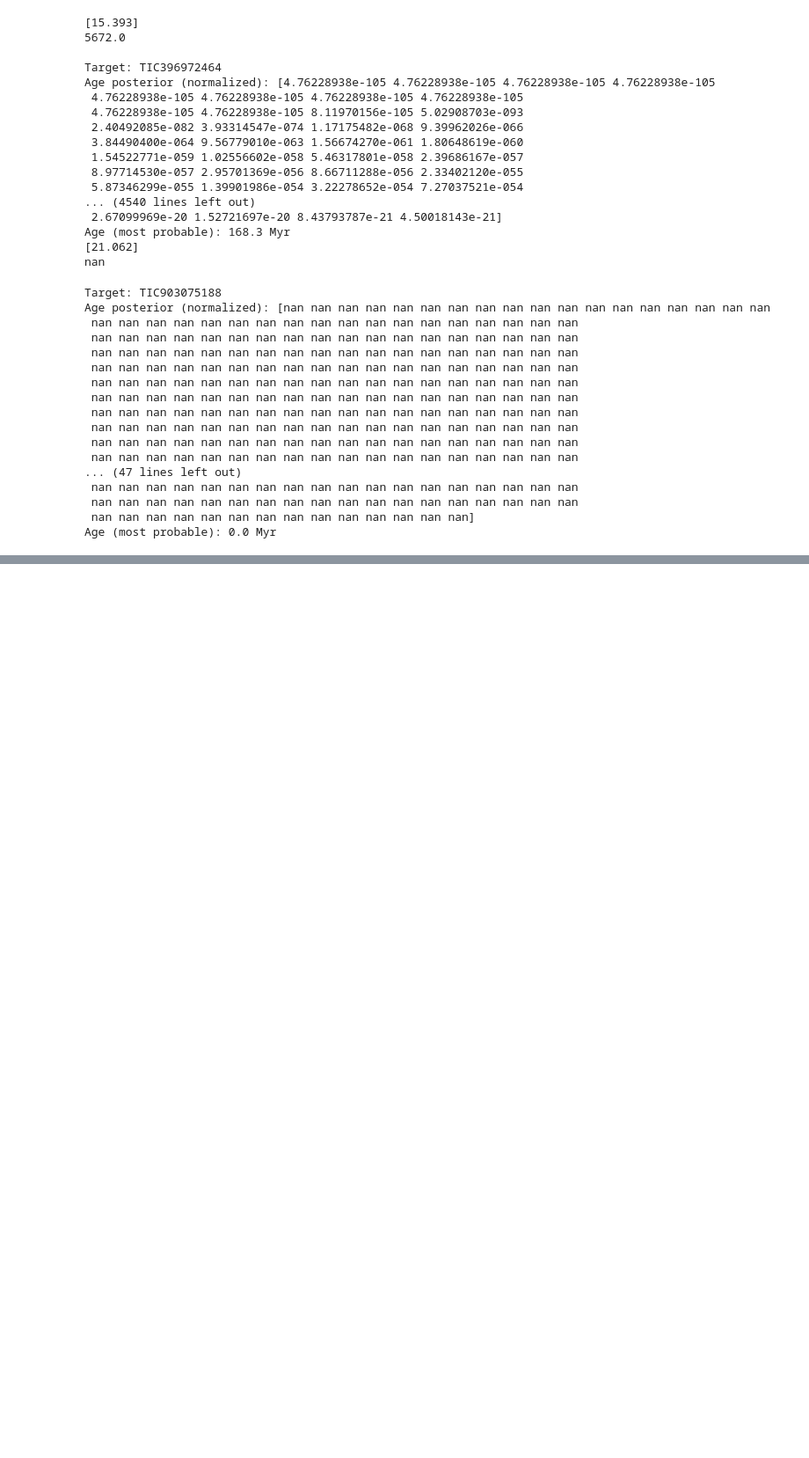
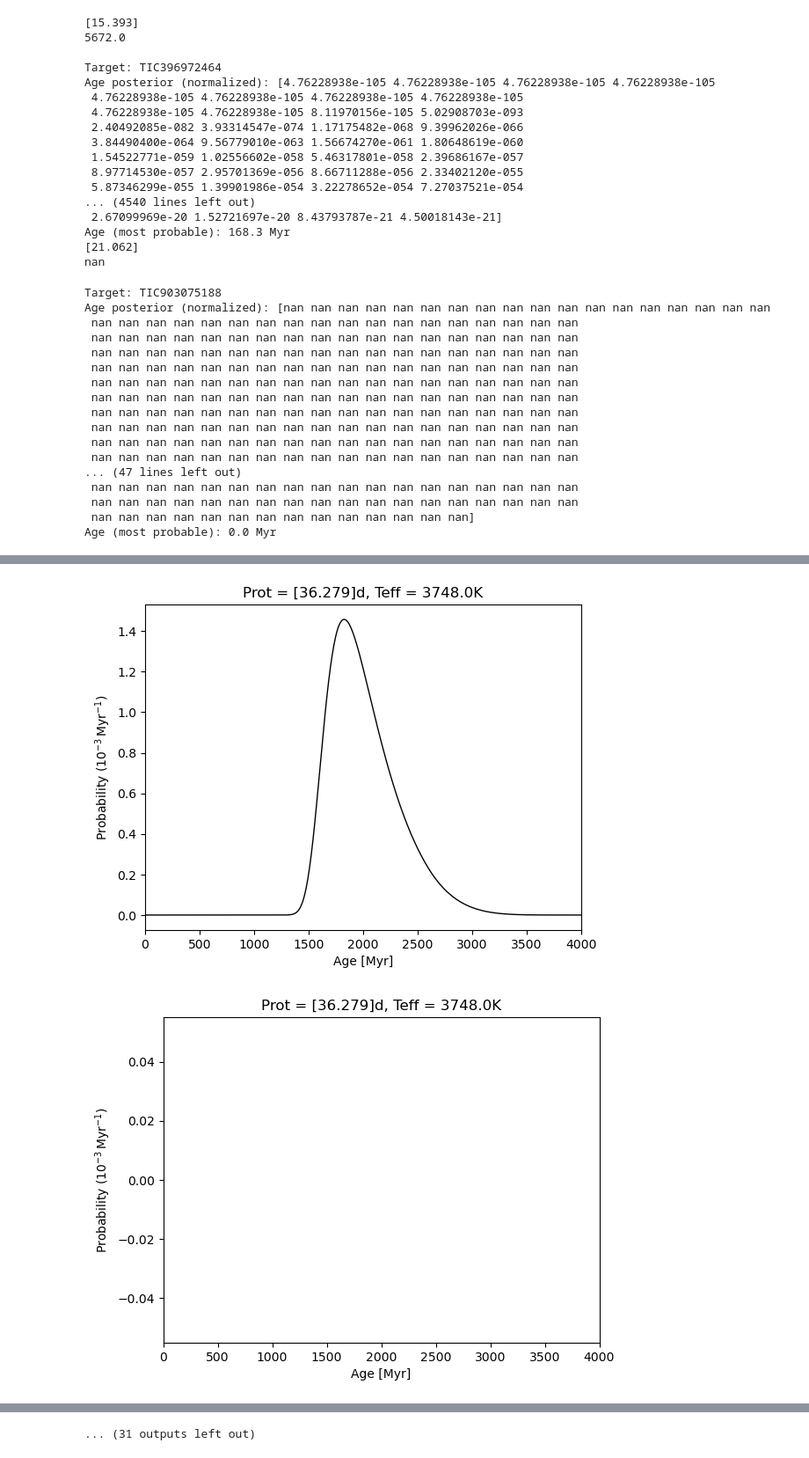
Before and after one commit to tsmith338/ASTR502_Smith, a Jupyter notebook: K2_Ages_Determ.ipynb, the cells around one changed output, grey strips where cells are left out. Shown at 88% size. Drawn from its saved outputs; the diff is of its cells as text; code cells hidden in the pictures; blank space fills up the shorter version.

```diff
--- a/K2_Ages_Determ.ipynb
+++ b/K2_Ages_Determ.ipynb
@@ -358,15 +419,18 @@ NameError: name 'clus_data' is not defined
 # %%
 import matplotlib.pyplot as plt
 
-for i in range(len(results_df)):
-    age_grid = results_df['age_grid'][i]
-    age_posterior = results_df['age_posterior'][i]
+for i in range(len(k2_star_df)):
+    age_grid = k2_star_df['age_grid'][i]
+    age_posterior = k2_star_df['age_posterior'][i]
     fig, ax = plt.subplots()
     ax.plot(age_grid, 1e3*age_posterior, c='k', lw=1)
     ax.update({
         'xlabel': 'Age [Myr]',
         'ylabel': 'Probability ($10^{-3}\,$Myr$^{-1}$)',
         'title': f'Prot = {Prot}d, Teff = {Teff}K',
         'xlim': [0,4000]
     })
     plt.show()
+# %% [output]
+[figure, added]
+[figure, added]
@@ -373,2 +447,3 @@ for i in range(len(results_df)):
+... (31 outputs left out)
 # %%
 #second round of K2 targets
```
Also changed, not shown: parts of 5 cells of this notebook.
